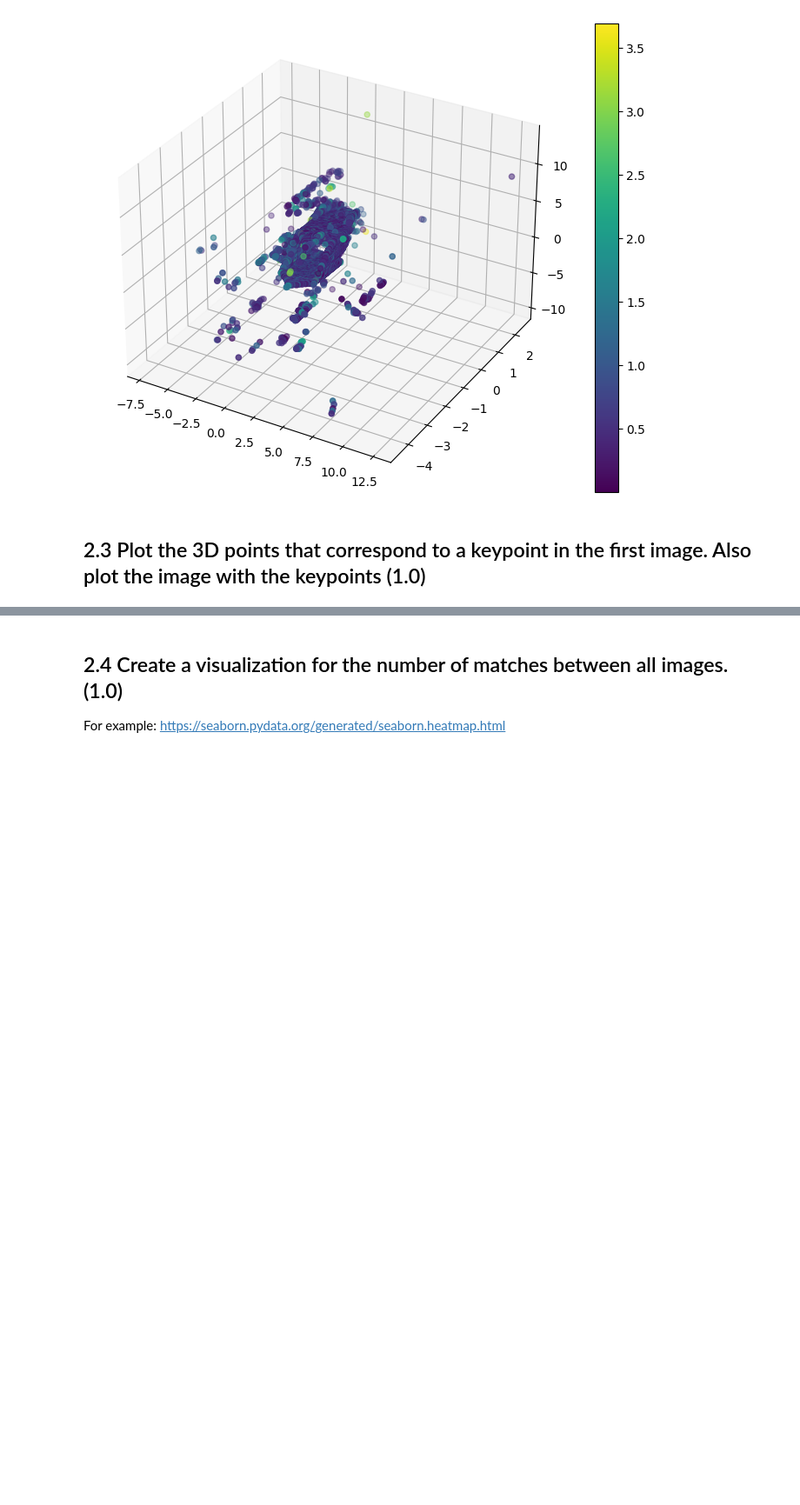
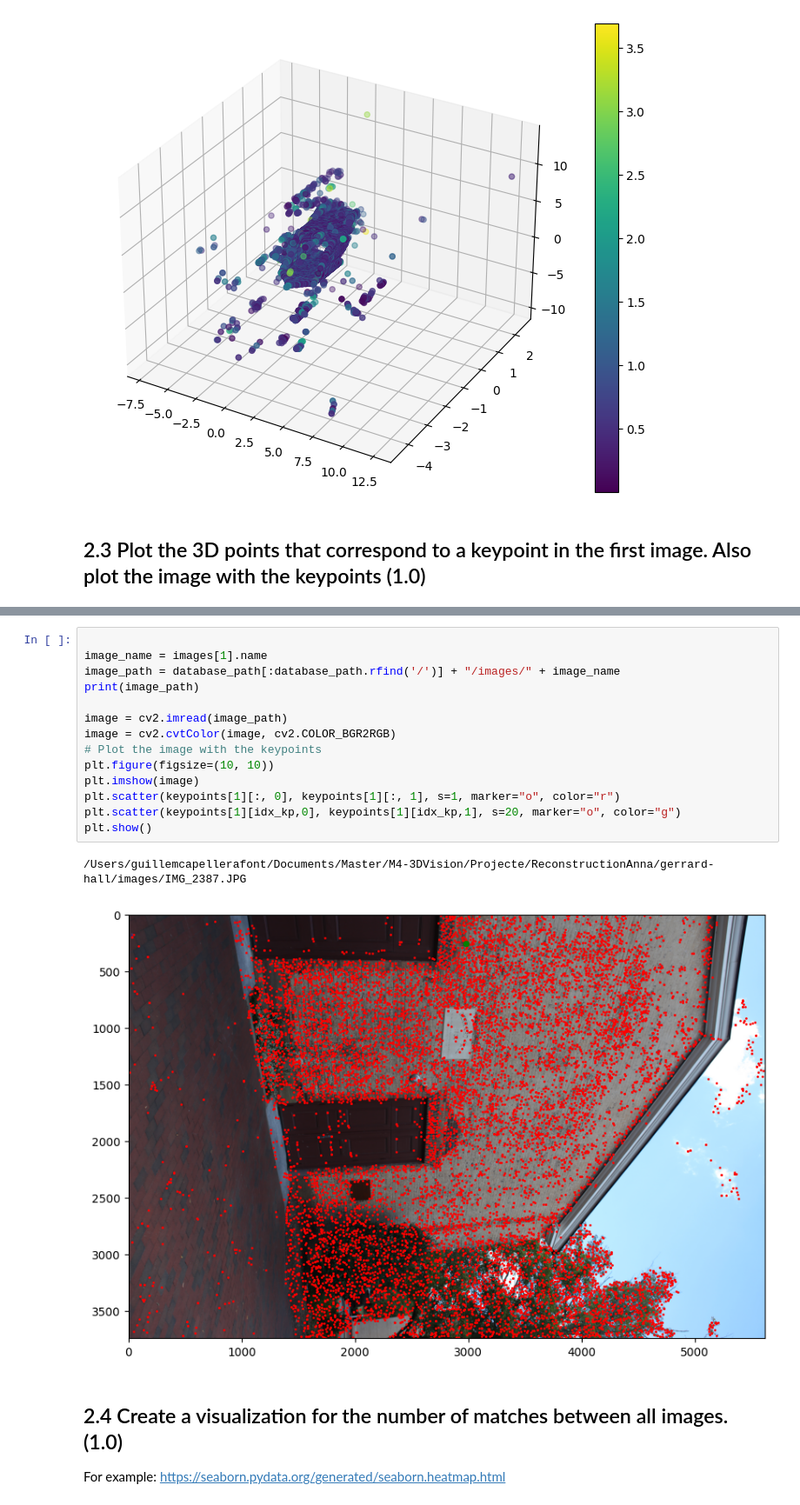
Before and after one commit to aolivtous/MCV_M4_3DVision, a Jupyter notebook: lab5/lab5.ipynb, the cells around one changed output, grey strips where cells are left out. Shown at 87% size. Cells and saved outputs as stored; diff of their text form; blank space fills up the shorter version.

```diff
--- a/lab5/lab5.ipynb
+++ b/lab5/lab5.ipynb
@@ -227,3 +285,20 @@ draw_points(points3D_xyz, color=error, ax=None)
+# %%
+
+image_name = images[1].name
+image_path = database_path[:database_path.rfind('/')] + "/images/" + image_name
+print(image_path)
+
+image = cv2.imread(image_path)
+image = cv2.cvtColor(image, cv2.COLOR_BGR2RGB)
+# Plot the image with the keypoints
+plt.figure(figsize=(10, 10))
+plt.imshow(image)
+plt.scatter(keypoints[1][:, 0], keypoints[1][:, 1], s=1, marker="o", color="r")
+plt.scatter(keypoints[1][idx_kp,0], keypoints[1][idx_kp,1], s=20, marker="o", color="g")
+plt.show()
+# %% [output]
+/Users/guillemcapellerafont/Documents/Master/M4-3DVision/Projecte/ReconstructionAnna/gerrard-hall/images/IMG_2387.JPG
+[figure, added]
 # %% [markdown]
 ## 2.4 Create a visualization for the number of matches between all images. (1.0)
 For example: https://seaborn.pydata.org/generated/seaborn.heatmap.html
```
Also changed, not shown: parts of 5 cells of this notebook, 1 other file.
